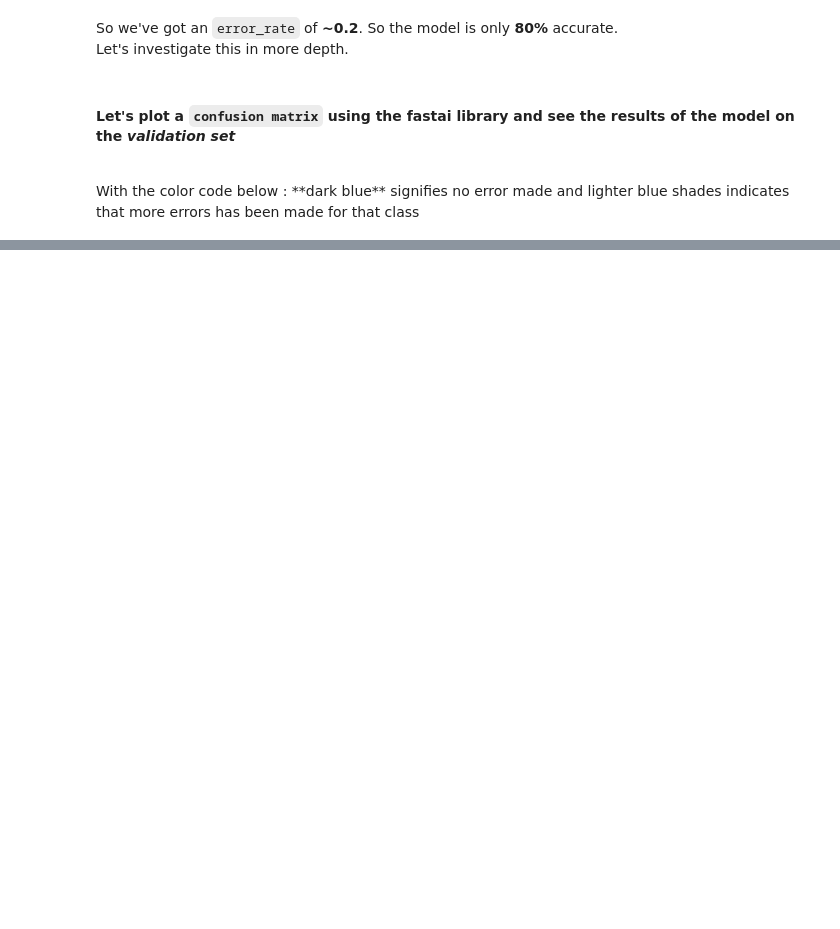
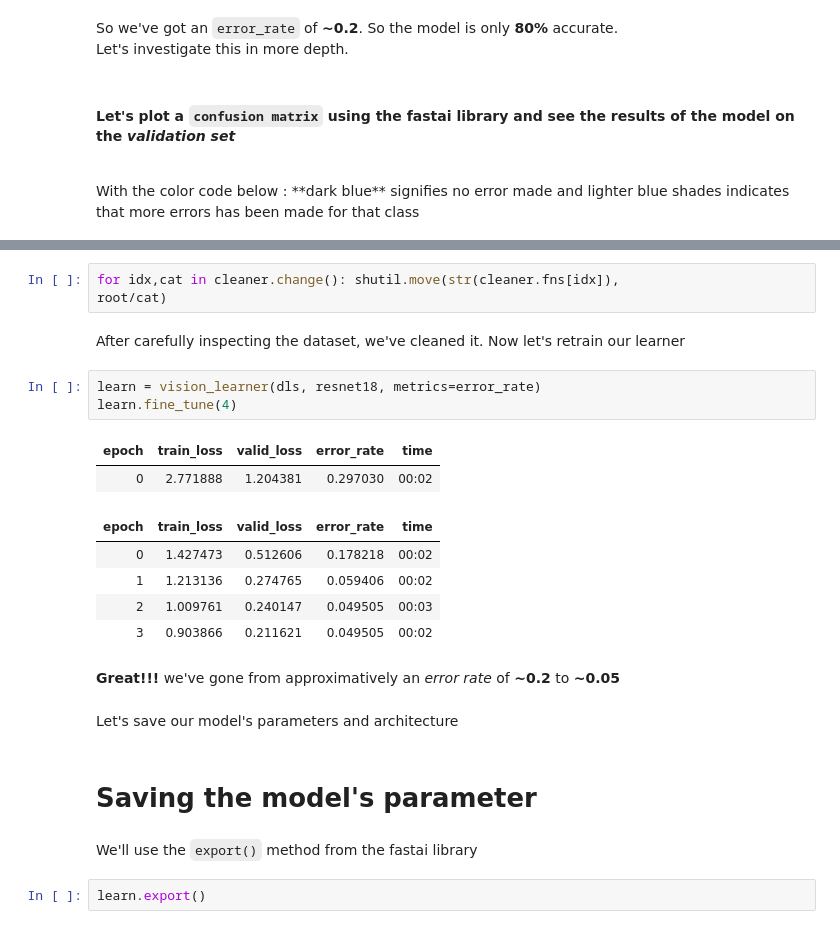
Before and after one commit to Darkblazer21/vehicle_classifier, a Jupyter notebook: vehicle_classifier.ipynb, the cells around one changed output, grey strips where cells are left out. Saved outputs shown, nothing was run; the diff lists cells and outputs as text; blank space fills up the shorter version.

```diff
--- a/vehicle_classifier.ipynb
+++ b/vehicle_classifier.ipynb
@@ -206,0 +236,26 @@ interp.plot_confusion_matrix(figsize=(8, 8))
+# %%
+for idx,cat in cleaner.change(): shutil.move(str(cleaner.fns[idx]),
+root/cat)
+# %% [markdown]
+After carefully inspecting the dataset, we've cleaned it. Now let's retrain our learner
+# %%
+learn = vision_learner(dls, resnet18, metrics=error_rate)
+learn.fine_tune(4)
+# %% [output]
+| epoch | train_loss | valid_loss | error_rate | time |
+| 0 | 2.771888 | 1.204381 | 0.297030 | 00:02 |
+| epoch | train_loss | valid_loss | error_rate | time |
+| 0 | 1.427473 | 0.512606 | 0.178218 | 00:02 |
+| 1 | 1.213136 | 0.274765 | 0.059406 | 00:02 |
+| 2 | 1.009761 | 0.240147 | 0.049505 | 00:03 |
+| 3 | 0.903866 | 0.211621 | 0.049505 | 00:02 |
+# %% [markdown]
+**Great!!!** we've gone from approximatively an *error rate* of **~0.2** to **~0.05**
+# %% [markdown]
+Let's save our model's parameters and architecture
+# %% [markdown]
+# Saving the model's parameter
+# %% [markdown]
+We'll use the `export()` method from the fastai library
+# %%
+learn.export()
```
Also changed, not shown: parts of 27 cells of this notebook.
